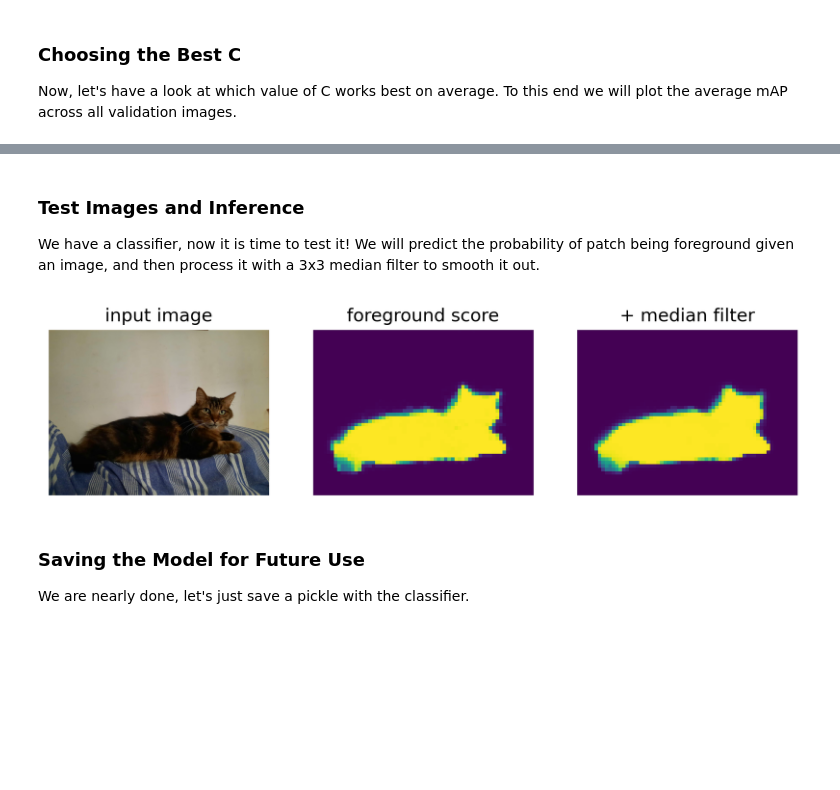
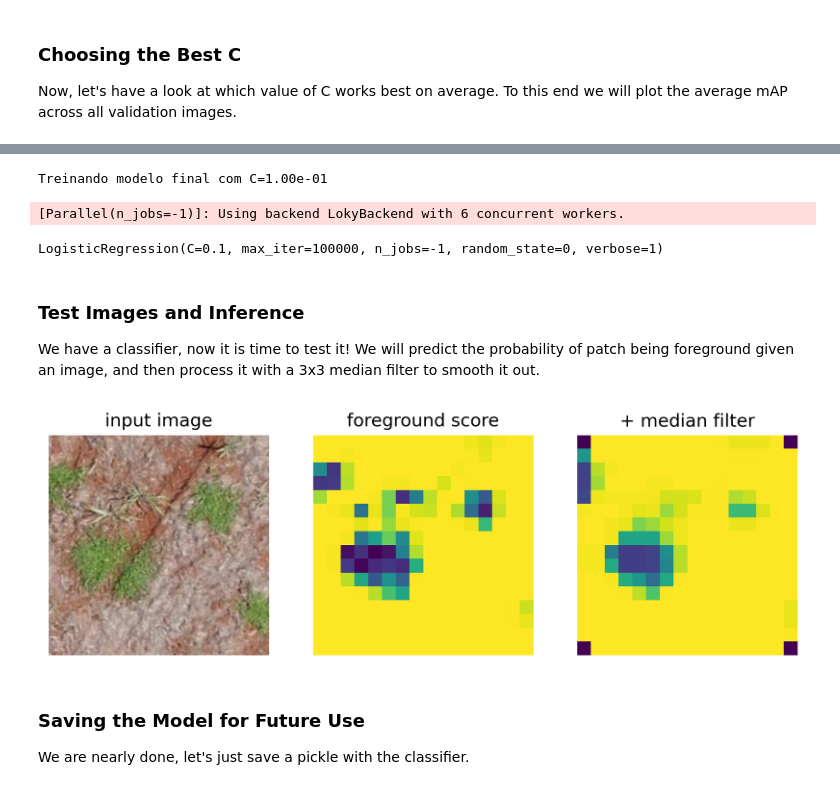
Before and after one commit to wkanashiro/doutorado, a Jupyter notebook: dino-soja/foreground_segmentation_soja.ipynb, the cells around one changed output, grey strips where cells are left out. Drawn from its saved outputs; the diff is of its cells as text; code cells hidden in the pictures; blank space fills up the shorter version.

```diff
--- a/dino-soja/foreground_segmentation_soja.ipynb
+++ b/dino-soja/foreground_segmentation_soja.ipynb
@@ -245,0 +288,4 @@ def resize_transform(
+# %%
+# Extrair features
+feats = model.get_intermediate_layers(image_i_resized, n=range(24), reshape=True, norm=True)
+feats[-1].shape
@@ -584,16 +430,21 @@ training logisitic regression with C=1.00e+00
 ### Choosing the Best C
 Now, let's have a look at which value of C works best on average. To this end we will plot the average mAP across all validation images.
 # %%
-plt.figure(figsize=(3, 2), dpi=300)
-plt.rcParams.update({
-    "xtick.labelsize": 5,
-    "ytick.labelsize": 5,
-    "axes.labelsize": 5,
-})
-plt.plot(scores.mean(axis=0))
-plt.xticks(np.arange(len(cs)), ["{:.0e}".format(c) for c in cs])
-plt.xlabel('data fit C')
-plt.ylabel('average AP')
-plt.grid()
+# Plotar apenas média dos folds ao invés de todos os gráficos individuais
+plt.figure(figsize=(10, 6))
+mean_scores = scores.mean(axis=0)
+std_scores = scores.std(axis=0)
+
+plt.errorbar(range(len(cs)), mean_scores, yerr=std_scores, marker='o', capsize=5)
+plt.xticks(range(len(cs)), [f"{c:.0e}" for c in cs])
+plt.xlabel('Regularization Parameter C')
+plt.ylabel('Mean Average Precision')
+plt.title('Cross-Validation Results (955 Images)')
+plt.grid(True)
 plt.show()
+
+# Encontrar melhor C
+best_c_idx = np.argmax(mean_scores)
+best_c = cs[best_c_idx]
+print(f"Melhor C: {best_c:.2e} com mAP: {mean_scores[best_c_idx]:.3f} ± {std_scores[best_c_idx]:.3f}")
 # %% [output]
@@ -605,2 +452,0 @@ Let's now train a model using this optimal data-fit value.
-# %%
-clf = LogisticRegression(random_state=0, C=0.1, max_iter=100000, verbose=2).fit(xs.numpy(), (ys > 0).long().numpy())
@@ -629,47 +453,62 @@ CONVERGENCE: REL_REDUCTION_OF_F_<=_FACTR*EPSMCH
+# %%
+# Treinar modelo final com melhor C
+print(f"Treinando modelo final com C={best_c:.2e}")
+clf_final = LogisticRegression(
+    random_state=0,
+    C=best_c,
+    max_iter=100000,
+    verbose=1,
+    n_jobs=-1  # Usar todos os cores disponíveis
+)
+
+clf_final.fit(xs.numpy(), (ys > 0).long().numpy())
+# %% [output]
+Treinando modelo final com C=1.00e-01
+[Parallel(n_jobs=-1)]: Using backend LokyBackend with 6 concurrent workers.
+LogisticRegression(C=0.1, max_iter=100000, n_jobs=-1, random_state=0, verbose=1)
 # %% [markdown]
 ### Test Images and Inference
 
 We have a classifier, now it is time to test it! We will predict the probability of patch being foreground given an image, and then process it with a 3x3 median filter to smooth it out.
 # %%
-test_image_fpath = "https://dl.fbaipublicfiles.com/dinov3/notebooks/foreground_segmentation/test_image.jpg"
+test_image_fpath = "/home/lades/computer_vision/wesley/dataset/daninhas_multiclasse2/rgb/val/2025-06-13_198 - Figueira (Scatolin) 04 Soja - 08 01 25 Survey_11355_17111.jpg"
 
-def load_image_from_url(url: str) -> Image:
-    with urllib.request.urlopen(url) as f:
-        return Image.open(f).convert("RGB")
+def load_image(path: str) -> Image:
+    return Image.open(path).convert("RGB")
 
 
-test_image = load_image_from_url(test_image_fpath)
+test_image = load_image(test_image_fpath)
 test_image_resized = resize_transform(test_image)
-test_image_normalized = TF.normalize(test_image_resized, mean=IMAGENET_MEAN, std=IMAGENET_STD)
+test_image_normalized = TF.normalize(test_image_resized, mean=SATELLITE_MEAN, std=SATELLITE_STD)
 
 with torch.inference_mode():
     with torch.autocast(device_type='cuda', dtype=torch.float32):
         feats = model.get_intermediate_layers(test_image_normalized.unsqueeze(0).cuda(), n=range(n_layers), reshape=True, norm=True)
         x = feats[-1].squeeze().detach().cpu()
         dim = x.shape[0]
         x = x.view(dim, -1).permute(1, 0)
 
 h_patches, w_patches = [int(d / PATCH_SIZE) for d in test_image_resized.shape[1:]]
 
 fg_score = clf.predict_proba(x)[:, 1].reshape(h_patches, w_patches)
 fg_score_mf = torch.from_numpy(signal.medfilt2d(fg_score, kernel_size=3))
 
 plt.figure(figsize=(9, 3), dpi=300)
 plt.subplot(1, 3, 1)
 plt.axis('off')
 plt.imshow(test_image_resized.permute(1, 2, 0))
 plt.title('input image')
 plt.subplot(1, 3, 2)
 plt.axis('off')
 plt.imshow(fg_score)
 plt.title('foreground score')
 plt.subplot(1, 3, 3)
 plt.axis('off')
 plt.imshow(fg_score_mf)
 plt.title('+ median filter')
 plt.show()
 # %% [output]
-[figure, old version]
+[figure, new version]
 # %% [markdown]
 ### Saving the Model for Future Use
 We are nearly done, let's just save a pickle with the classifier.
```
Also changed, not shown: parts of 33 cells of this notebook.
